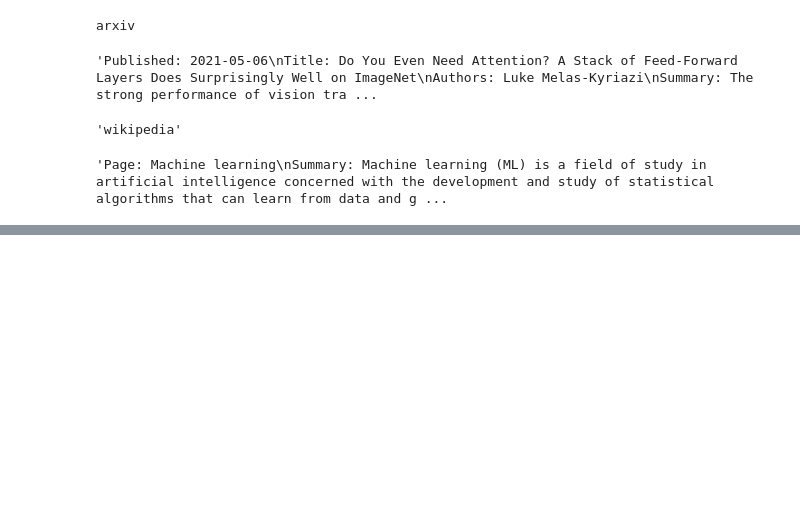
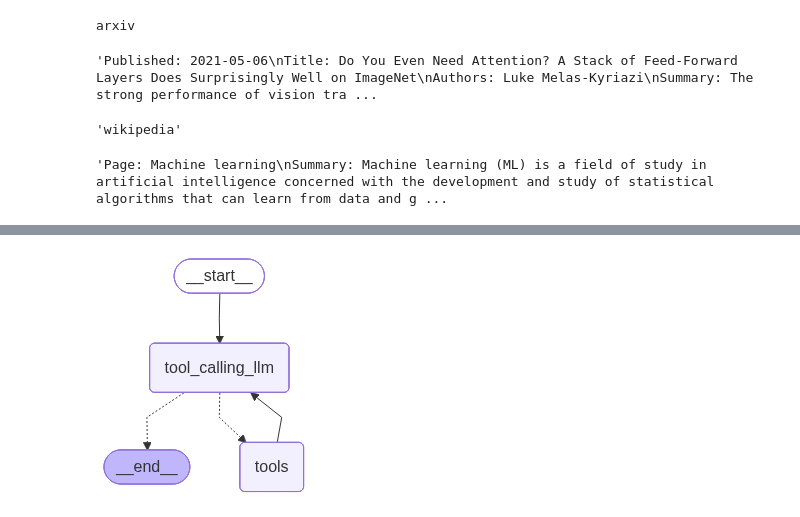
Before and after one commit to Yuval-Varke/LangGraph_Basics, a Jupyter notebook: 7-ReActAgents.ipynb, the cells around one changed output, grey strips where cells are left out. Saved outputs shown, nothing was run; the diff lists cells and outputs as text; code cells hidden in the pictures; blank space fills up the shorter version.

Commit message:
Defined math, tavily and wikipedia tools ; Initialize LLM ; Defined workflow of graph ; invoked and got results

```diff
--- a/7-ReActAgents.ipynb
+++ b/7-ReActAgents.ipynb
@@ -43,0 +100,12 @@ os.environ["LANGCHAIN_PROJECT"]="ReAct-agent"
+# %%
+### Combine all the tools in the list
+
+tools=[arxiv,wiki,tavily,add,divide,multiply]
+# %%
+## Initialize my LLM model
+
+from langchain_groq import ChatGroq
+
+llm=ChatGroq(model="openai/gpt-oss-120b")
+
+llm_with_tools=llm.bind_tools(tools)
@@ -43,0 +128,40 @@ os.environ["LANGCHAIN_PROJECT"]="ReAct-agent"
+# %%
+## State Schema
+from typing_extensions import TypedDict
+from langchain_core.messages import AnyMessage
+from typing import Annotated
+from langgraph.graph.message import add_messages
+class State(TypedDict):
+    messages:Annotated[list[AnyMessage],add_messages]
+# %%
+### Entire Chatbot With LangGraph
+from IPython.display import Image, display
+from langgraph.graph import StateGraph, START, END
+from langgraph.prebuilt import ToolNode
+from langgraph.prebuilt import tools_condition
+
+### Node definition
+def tool_calling_llm(state:State):
+    return {"messages":[llm_with_tools.invoke(state["messages"])]}
+
+# Build graph
+builder = StateGraph(State)
+builder.add_node("tool_calling_llm", tool_calling_llm)
+builder.add_node("tools", ToolNode(tools))
+
+builder.add_edge(START, "tool_calling_llm")
+builder.add_conditional_edges(
+    "tool_calling_llm",
+    # If the latest message (result) from assistant is a tool call -> tools_condition routes to tools
+    # If the latest message (result) from assistant is a not a tool call -> tools_condition routes to END
+    tools_condition,
+)
+builder.add_edge("tools","tool_calling_llm")
+
+
+graph = builder.compile()
+
+# View
+display(Image(graph.get_graph().draw_mermaid_png()))
+# %% [output]
+[figure, added]
```
Also changed, not shown: parts of 7 cells of this notebook, 1 other file.
